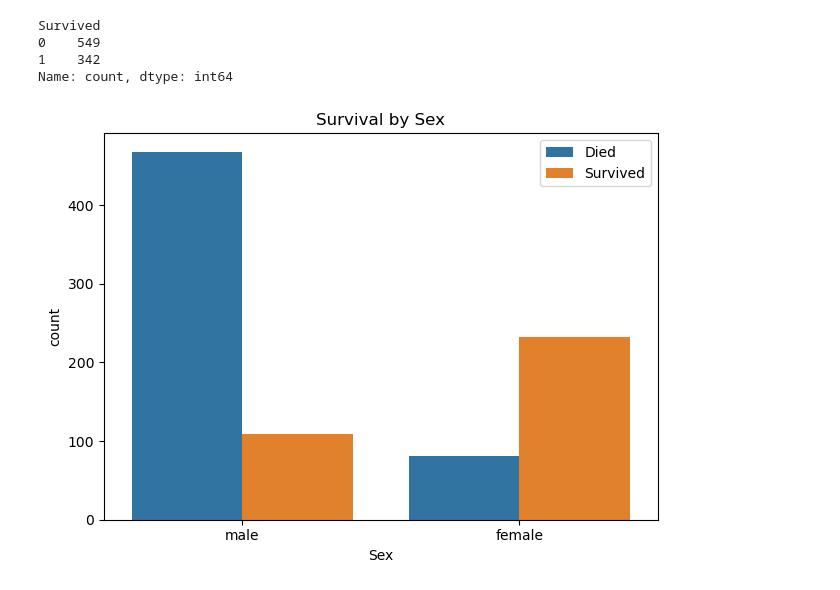
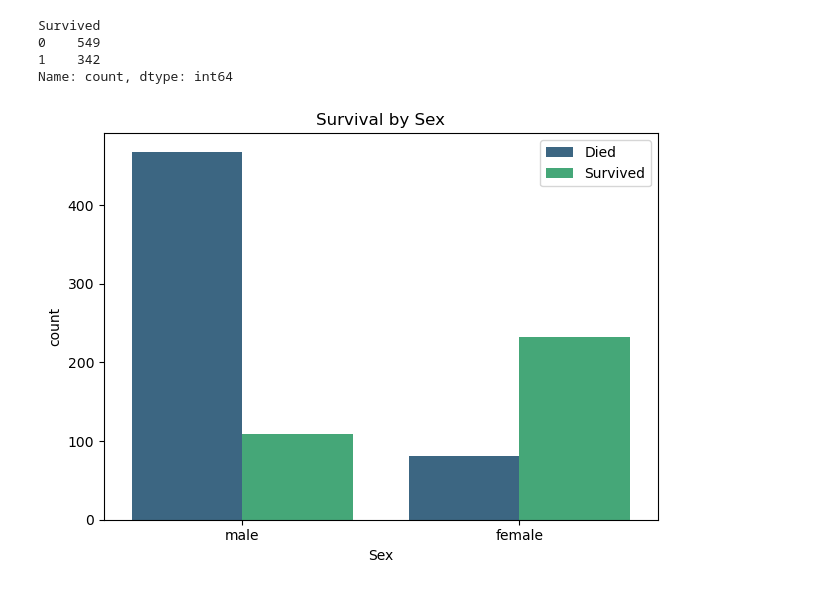
Before and after one commit to DerekHickey6/ml-mini-projects, a Jupyter notebook: titanic-survival/notebooks/eda.ipynb, the cells around one changed output. Cells and saved outputs as stored; diff of their text form; code cells hidden in the pictures.

```diff
--- a/titanic-survival/notebooks/eda.ipynb
+++ b/titanic-survival/notebooks/eda.ipynb
@@ -72,11 +72,13 @@ Survived
 1    342
 Name: count, dtype: int64
 # %%
-axes =sns.countplot(data=df, x='Sex', hue='Survived')
-axes.legend(['Died', 'Survived'])
+legend_labels = ['Died', 'Survived']
+
+axes =sns.countplot(data=df, x='Sex', hue='Survived', palette='viridis')
+axes.legend(legend_labels)
 
 plt.title('Survival by Sex')
 plt.tight_layout()
 plt.show()
 # %% [output]
-[figure, old version]
+[figure, new version]
```
Also changed, not shown: parts of 3 cells of this notebook.
